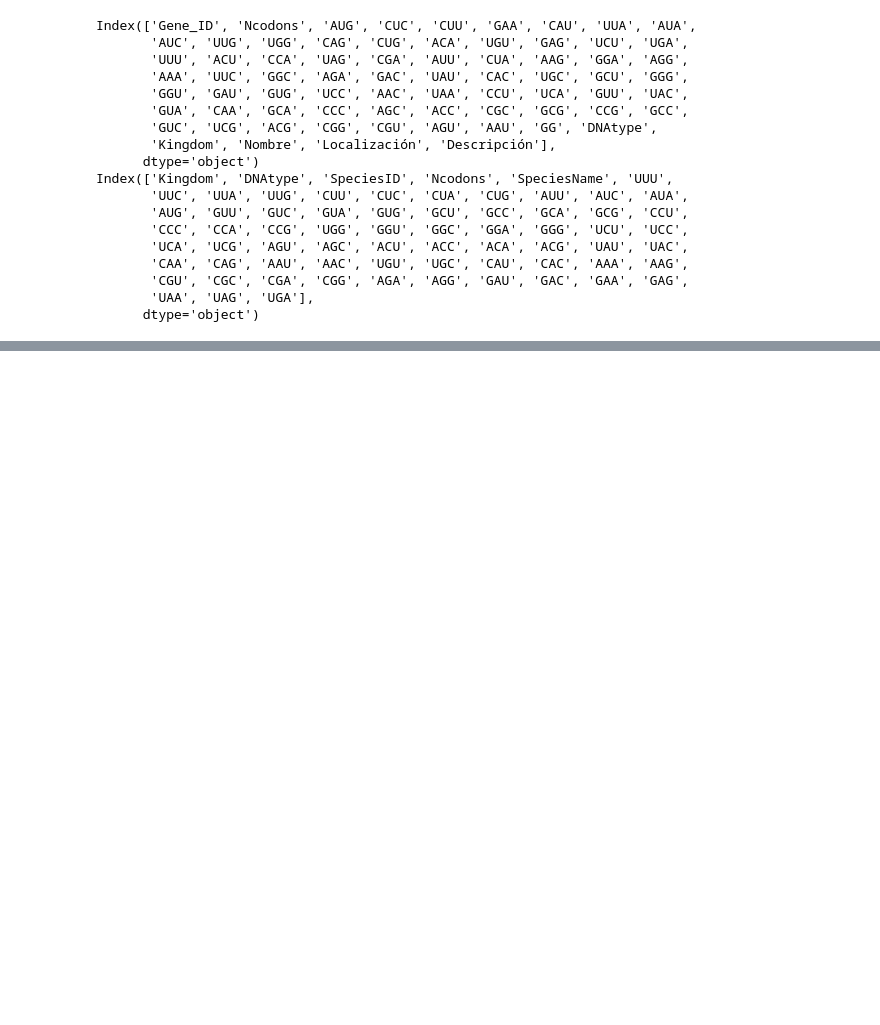
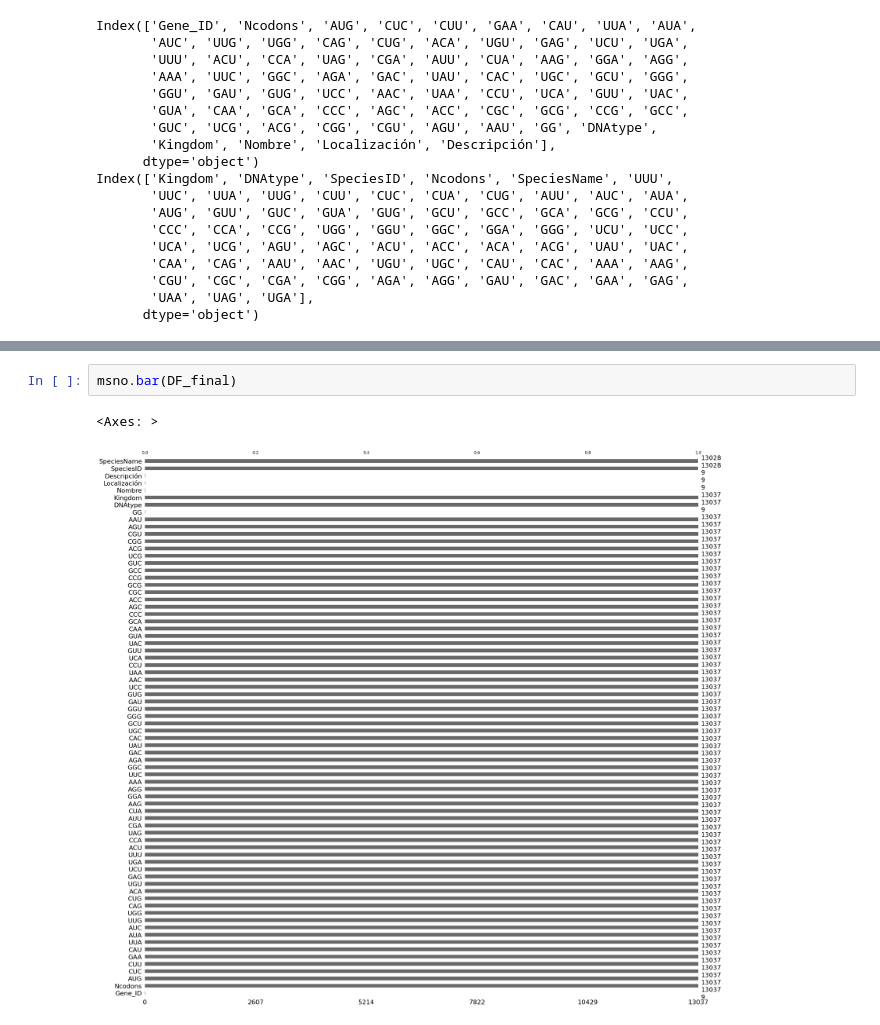
Before and after one commit to esconjaureguy/codon_usage, a Jupyter notebook: codon_usage.ipynb, the cells around one changed output, grey strips where cells are left out. Cells and saved outputs as stored; diff of their text form; blank space fills up the shorter version.

```diff
--- a/codon_usage.ipynb
+++ b/codon_usage.ipynb
@@ -400,0 +418,5 @@ DF_final
+# %%
+msno.bar(DF_final)
+# %% [output]
+<Axes: >
+[figure, added]
```
Also changed, not shown: parts of 17 cells of this notebook.
